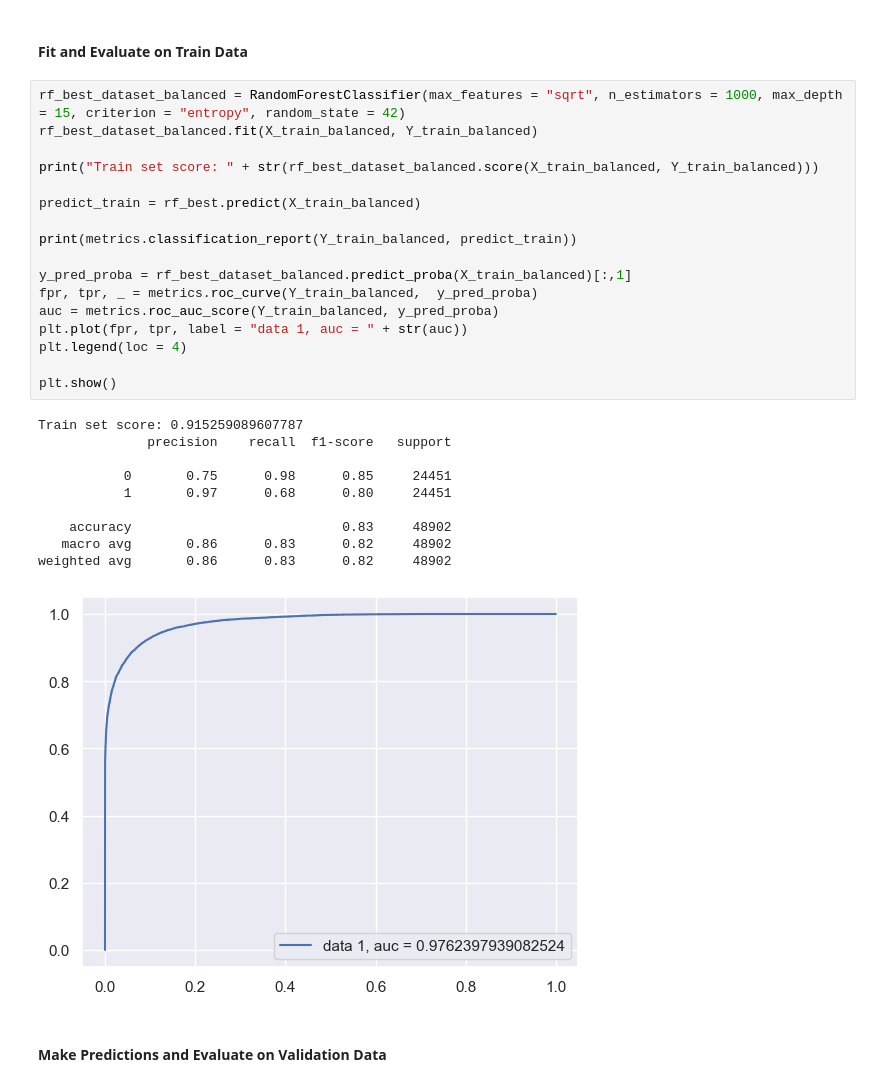
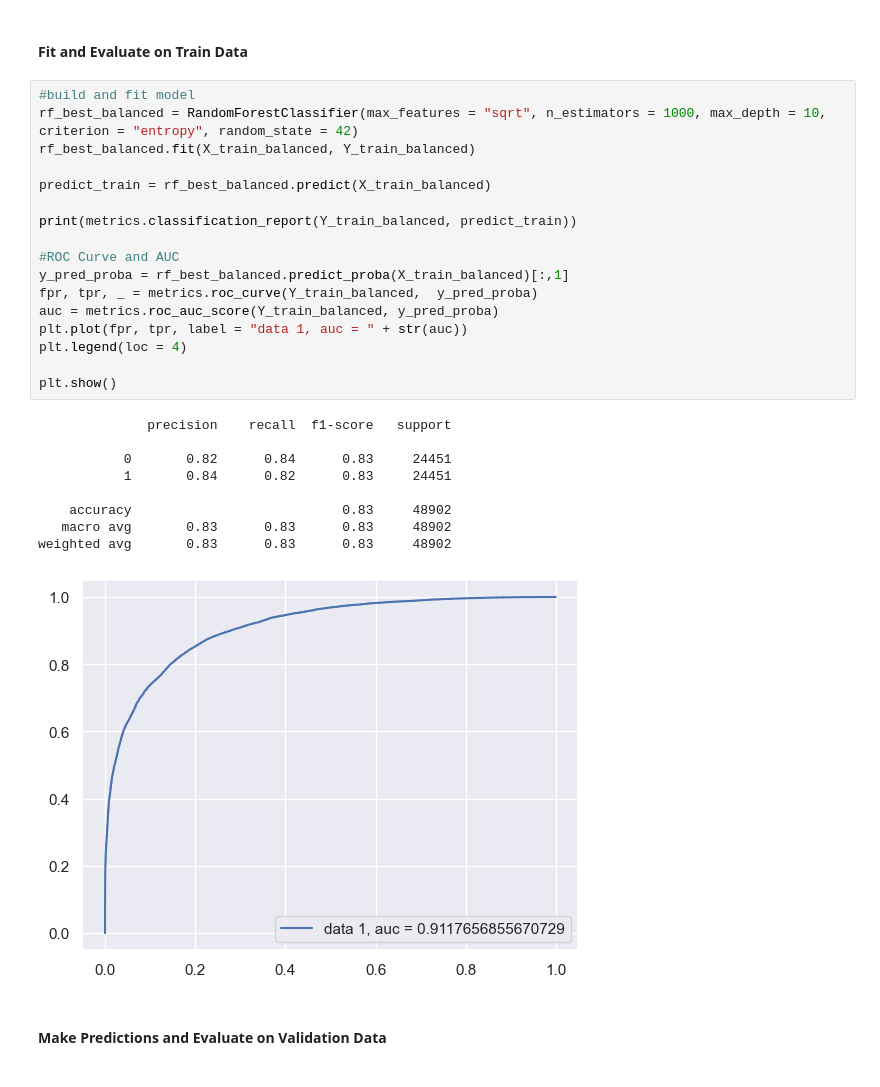
Before and after one commit to ihsiukaoBerkeley/FIT-IT, a Jupyter notebook: src/RandomForest.ipynb, the cells around one changed output. Saved outputs shown, nothing was run; the diff lists cells and outputs as text.

```diff
--- a/src/RandomForest.ipynb
+++ b/src/RandomForest.ipynb
@@ -306,33 +275,32 @@ Y_train_balanced = train_norm_balanced["Exited"]
 # %% [markdown]
 #### Fit and Evaluate on Train Data
 # %%
-rf_best_dataset_balanced = RandomForestClassifier(max_features = "sqrt", n_estimators = 1000, max_depth = 15, criterion = "entropy", random_state = 42)
-rf_best_dataset_balanced.fit(X_train_balanced, Y_train_balanced)
+#build and fit model
+rf_best_balanced = RandomForestClassifier(max_features = "sqrt", n_estimators = 1000, max_depth = 10, criterion = "entropy", random_state = 42)
+rf_best_balanced.fit(X_train_balanced, Y_train_balanced)
 
-print("Train set score: " + str(rf_best_dataset_balanced.score(X_train_balanced, Y_train_balanced)))
-
-predict_train = rf_best.predict(X_train_balanced)
+predict_train = rf_best_balanced.predict(X_train_balanced)
 
 print(metrics.classification_report(Y_train_balanced, predict_train))
 
-y_pred_proba = rf_best_dataset_balanced.predict_proba(X_train_balanced)[:,1]
+#ROC Curve and AUC
+y_pred_proba = rf_best_balanced.predict_proba(X_train_balanced)[:,1]
 fpr, tpr, _ = metrics.roc_curve(Y_train_balanced,  y_pred_proba)
 auc = metrics.roc_auc_score(Y_train_balanced, y_pred_proba)
 plt.plot(fpr, tpr, label = "data 1, auc = " + str(auc))
 plt.legend(loc = 4)
 
 plt.show()
 # %% [output]
-Train set score: 0.915259089607787
               precision    recall  f1-score   support
 
-           0       0.75      0.98      0.85     24451
-           1       0.97      0.68      0.80     24451
+           0       0.82      0.84      0.83     24451
+           1       0.84      0.82      0.83     24451
 
     accuracy                           0.83     48902
-   macro avg       0.86      0.83      0.82     48902
-weighted avg       0.86      0.83      0.82     48902
+   macro avg       0.83      0.83      0.83     48902
+weighted avg       0.83      0.83      0.83     48902
-[figure, old version]
+[figure, new version]
 # %% [markdown]
 #### Make Predictions and Evaluate on Validation Data
 # %%
```
Also changed, not shown: parts of 20 cells of this notebook, 2 other files.
